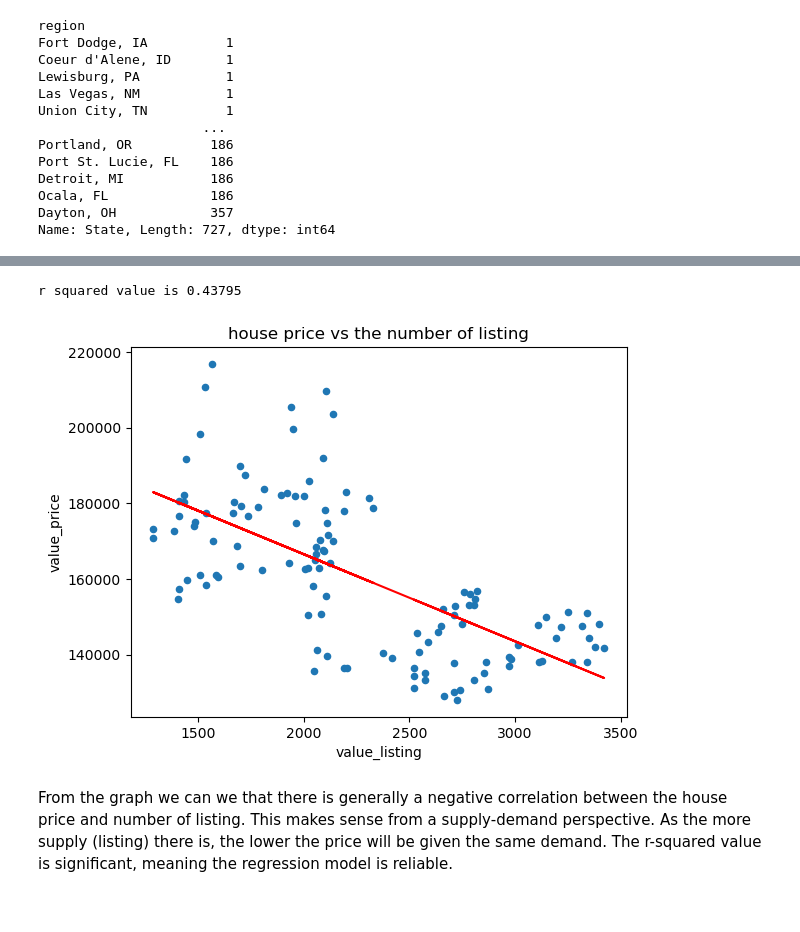
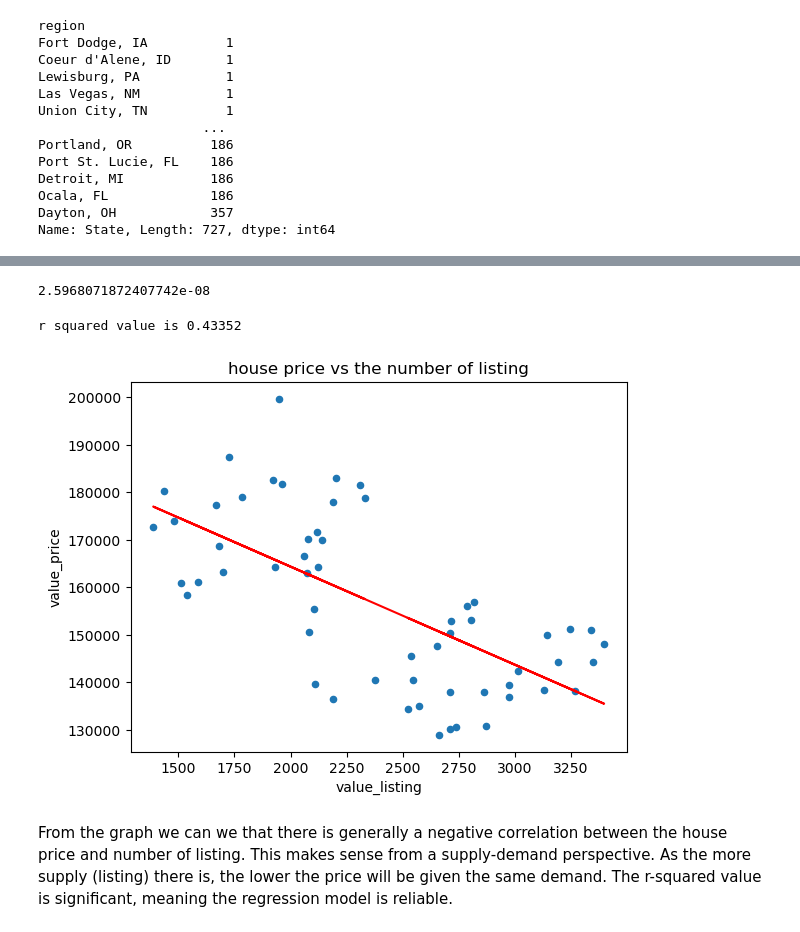
Before and after one commit to wdeen/project-real-estate-analysis, a Jupyter notebook: analysis_jun.ipynb, the cells around one changed output, grey strips where cells are left out. Saved outputs shown, nothing was run; the diff lists cells and outputs as text; code cells hidden in the pictures.

```diff
--- a/analysis_jun.ipynb
+++ b/analysis_jun.ipynb
@@ -558,5 +620,5 @@ dayton.plot(kind='line', x='date', y='value')
 # %%
 # getting the listing for Dayton, OH
-dayton_inventory = issm[issm['region_id'].isin([845158, 394521])]
-dayton_inventory.sort_values(by='date')
+dayton_inventory = issm[issm['region_id'] == 394521]
+len(dayton_inventory.sort_values(by='date'))
 # %% [output]
@@ -576,5 +641,5 @@ dayton_inventory.sort_values(by='date')
 # %%
 # combining price and listing
-dayton_sssm_issm = pd.merge(dayton, dayton_inventory, on='date',suffixes=['_price','_listing'])
-dayton_sssm_issm
+dayton_sssm_issm = pd.merge(dayton_39, dayton_inventory, on='date',suffixes=['_price','_listing'])
+len(dayton_sssm_issm)
 # %% [output]
@@ -594,5 +647,7 @@ dayton_sssm_issm
 # %%
 # keep only those rows with the same region_id
-dayton_sssm_issm_filter = dayton_sssm_issm[dayton_sssm_issm['region_id_price'] == dayton_sssm_issm['region_id_listing']]
-dayton_sssm_issm_filter
+# dayton_sssm_issm_filter = dayton_sssm_issm[dayton_sssm_issm['region_id_price'] == dayton_sssm_issm['region_id_listing']]
+# dayton_sssm_issm_filter
+dayton_sssm_issm_sc_df= dayton_sssm_issm[['date','value_price','value_listing']]
+dayton_sssm_issm_sc_df.head()
 # %% [output]
@@ -630,18 +660,20 @@ dayton_sssm_issm_filter_scatter
 # %%
 # get the linear regression parameters
-from scipy import stats
-(slope, intercept, rvalue, pval, stderr) = stats.linregress(dayton_sssm_issm_filter_scatter['value_listing'],\
-                                                            dayton_sssm_issm_filter_scatter['value_price'])
+
+(slope, intercept, rvalue, pval, stderr) = stats.linregress(dayton_sssm_issm_sc_df['value_listing'],\
+                                                            dayton_sssm_issm_sc_df['value_price'])
+pval
+# %% [output]
+2.5968071872407742e-08
 # %%
 # plot the scatter plot and regression line.
-import matplotlib.pyplot as plt
-dayton_sssm_issm_filter_scatter.plot(kind='scatter',x='value_listing', y='value_price', title='house price vs the number of listing')
-regr_yval = dayton_sssm_issm_filter_scatter['value_listing']*slope + intercept
-plt.plot(dayton_sssm_issm_filter_scatter['value_listing'], regr_yval, color='r')
+dayton_sssm_issm_sc_df.plot(kind='scatter',x='value_listing', y='value_price', title='house price vs the number of listing')
+regr_yval = dayton_sssm_issm_sc_df['value_listing']*slope + intercept
+plt.plot(dayton_sssm_issm_sc_df['value_listing'], regr_yval, color='r')
 print(f'r squared value is {rvalue**2:.5f}')
 # %% [output]
-r squared value is 0.43795
+r squared value is 0.43352
-[figure, old version]
+[figure, new version]
 # %% [markdown]
 From the graph we can we that there is generally a negative correlation between the house price and number of listing. This makes sense from a supply-demand perspective. As the more supply (listing) there is, the lower the price will be given the same demand. The r-squared value is significant, meaning the regression model is reliable.
 # %%
```
Also changed, not shown: parts of 28 cells of this notebook, 2 other files.
